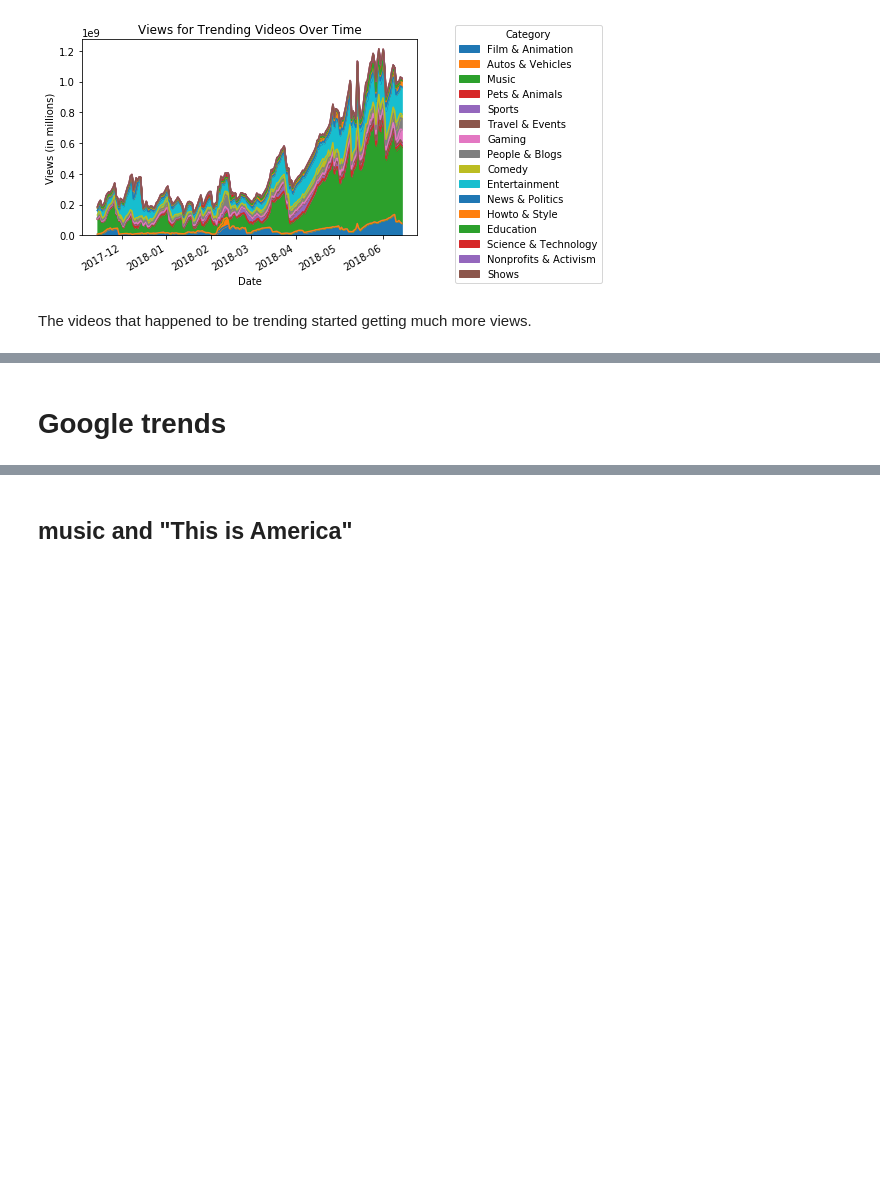
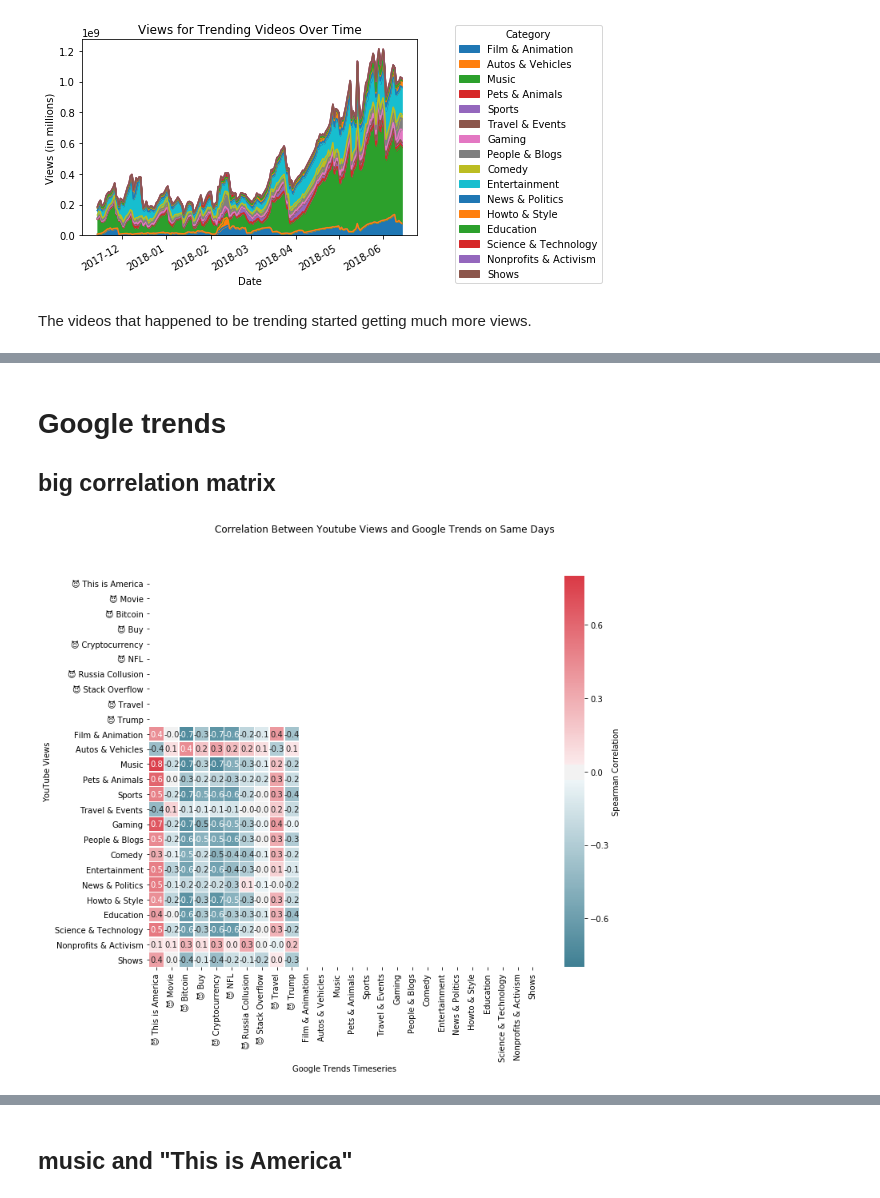
Before and after one commit to srive326/Youtube-forecasting, a Jupyter notebook: notebooks/goog_trends.ipynb, the cells around one changed output, grey strips where cells are left out. Drawn from its saved outputs; the diff is of its cells as text; code cells hidden in the pictures; blank space fills up the shorter version.

Commit message:
corr matrix

```diff
--- a/notebooks/goog_trends.ipynb
+++ b/notebooks/goog_trends.ipynb
@@ -144,3 +127,5 @@ dtype: object
 [figure]
 # %% [markdown]
 # Google trends
+
+## big correlation matrix
@@ -146,0 +185,30 @@ dtype: object
+# %%
+# -*- coding: utf-8 -*-
+import matplotlib
+matplotlib.rc('font', family='Arial')
+
+# Compute the correlation matrix
+corr = merged_df.corr(method="spearman")
+
+# Generate a mask for the upper triangle
+mask = np.zeros_like(corr, dtype=np.bool)
+mask[0:len(trend_col_labels)-1,0:len(trend_col_labels)-1] = True
+mask[:,len(trend_col_labels)-1:] = True
+
+# Set up the matplotlib figure
+f, ax = plt.subplots(figsize=(11, 9))
+
+# Generate a custom diverging colormap
+#cmap = sns.diverging_palette(220, 10, as_cmap=True)
+
+# Draw the heatmap with the mask and correct aspect ratio
+sns.heatmap(corr, mask=mask, cmap=cmap, center=0,
+            square=True, linewidths=.5, cbar_kws={"label": "Spearman Correlation"},
+           vmin=-.8, vmax=.8, annot=True, fmt='.1f')
+plt.xlabel("Google Trends Timeseries")
+plt.ylabel("YouTube Views")
+plt.suptitle("Correlation Between Youtube Views and Google Trends on Same Days")
+plt.savefig("correlation.png")
+plt.show()
+# %% [output]
+[figure, added]
```
Also changed, not shown: parts of 10 cells of this notebook.
